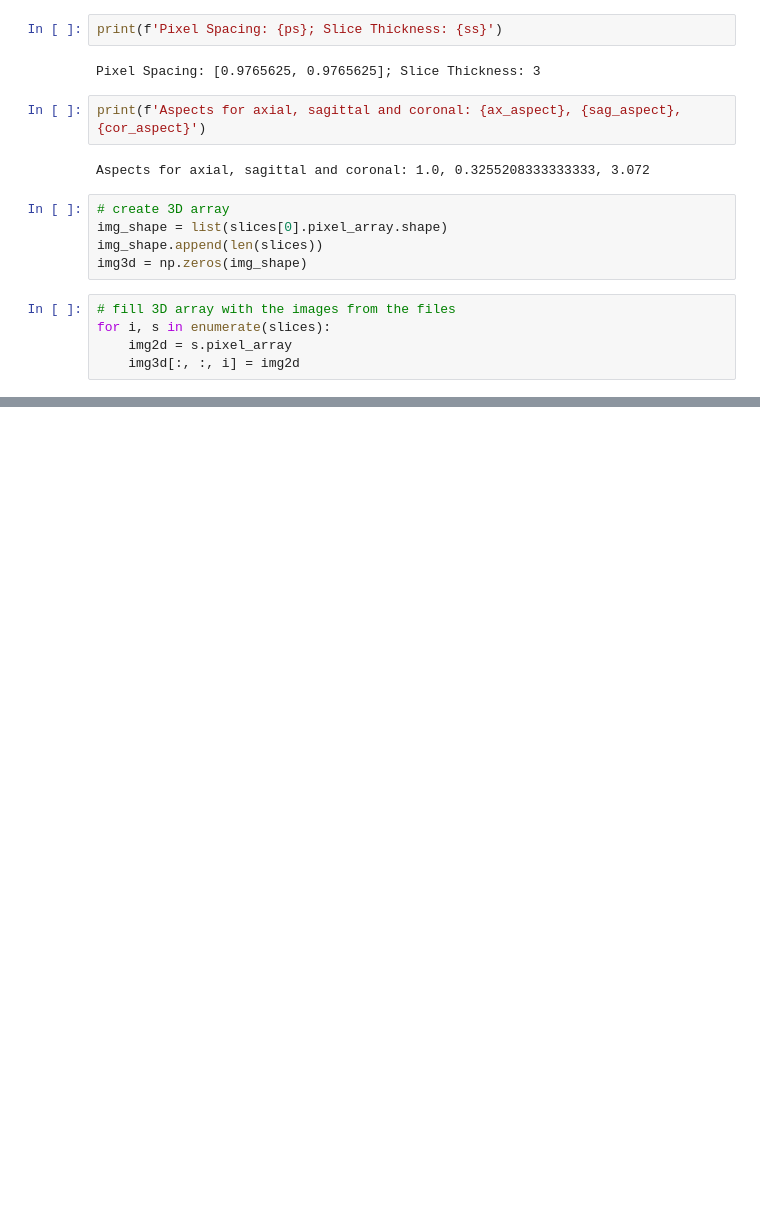
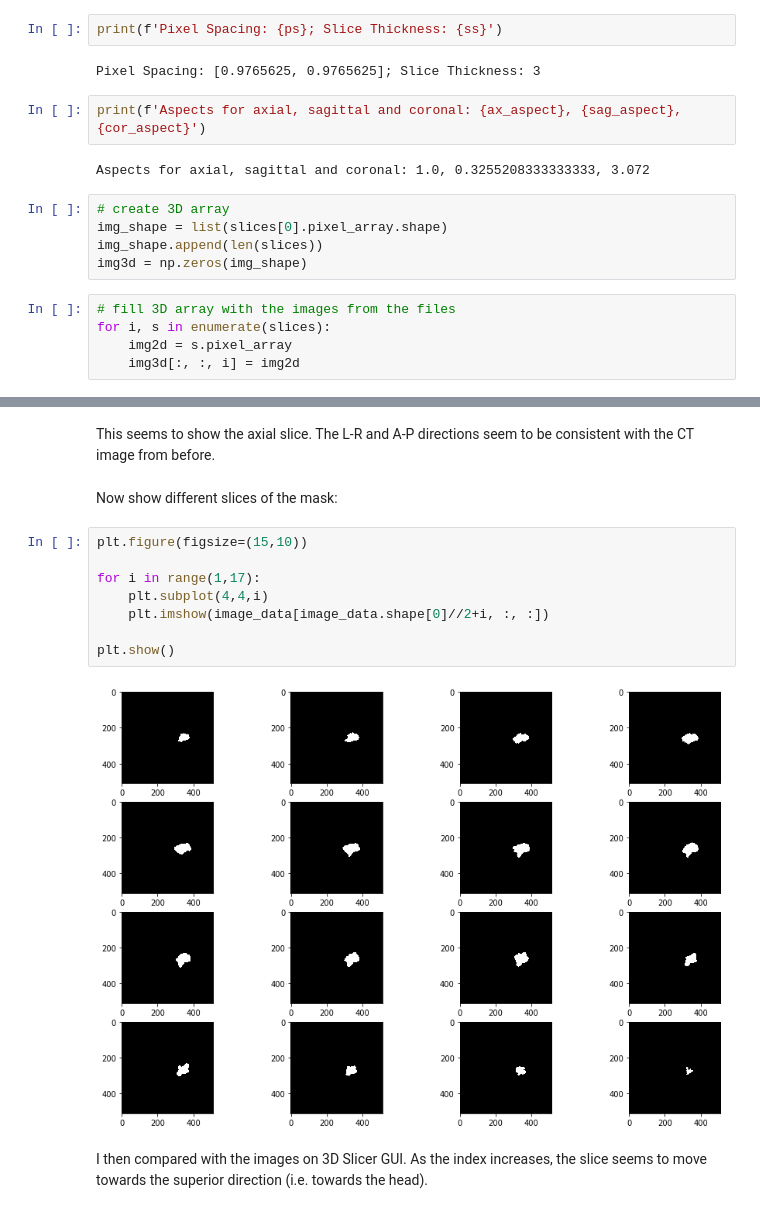
Before and after one commit to hhfchoi/Radiomics, a Jupyter notebook: CNN.ipynb, the cells around one changed output, grey strips where cells are left out. Saved outputs shown, nothing was run; the diff lists cells and outputs as text; blank space fills up the shorter version.

```diff
--- a/CNN.ipynb
+++ b/CNN.ipynb
@@ -114,0 +155,16 @@ plt.show()
+# %% [markdown]
+This seems to show the axial slice. The L-R and A-P directions seem to be consistent with the CT image from before.
+# %% [markdown]
+Now show different slices of the mask:
+# %%
+plt.figure(figsize=(15,10))
+
+for i in range(1,17):
+    plt.subplot(4,4,i)
+    plt.imshow(image_data[image_data.shape[0]//2+i, :, :])
+
+plt.show()
+# %% [output]
+[figure, added]
+# %% [markdown]
+I then compared with the images on 3D Slicer GUI. As the index increases, the slice seems to move towards the superior direction (i.e. towards the head).
```
Also changed, not shown: parts of 12 cells of this notebook.
